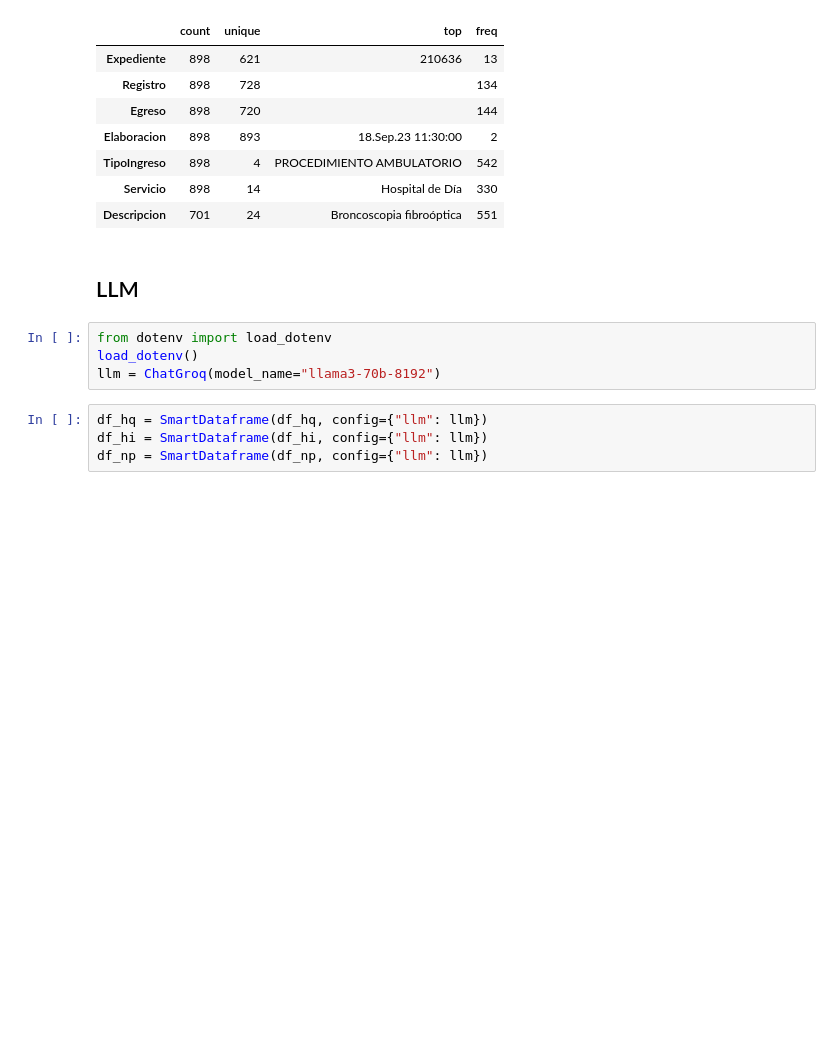
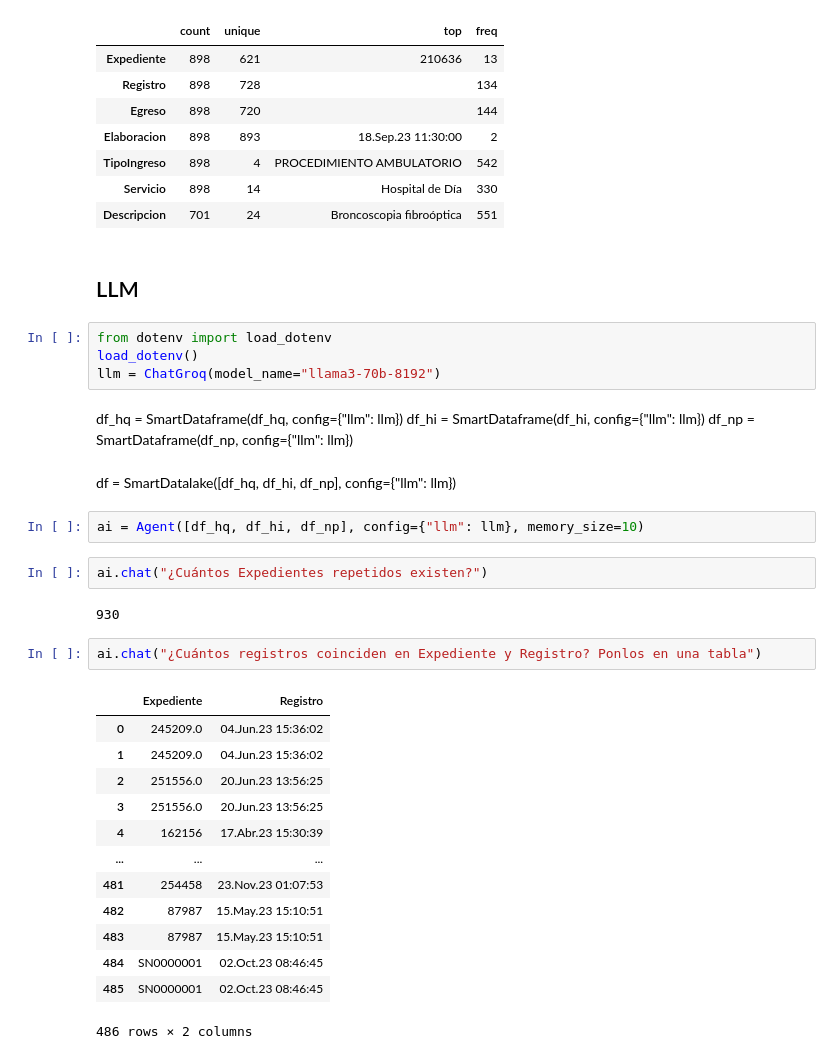
Before and after one commit to genomorro/tic-iner, a Jupyter notebook: main.ipynb, the cells around one changed output. Saved outputs shown, nothing was run; the diff lists cells and outputs as text; blank space fills up the shorter version.

```diff
--- a/main.ipynb
+++ b/main.ipynb
@@ -189,7 +191,31 @@ df_hi.describe(include='object').transpose()
 from dotenv import load_dotenv
 load_dotenv()
 llm = ChatGroq(model_name="llama3-70b-8192")
-# %%
-df_hq = SmartDataframe(df_hq, config={"llm": llm})
-df_hi = SmartDataframe(df_hi, config={"llm": llm})
-df_np = SmartDataframe(df_np, config={"llm": llm})
+# %% [markdown]
+df_hq = SmartDataframe(df_hq, config={"llm": llm})
+df_hi = SmartDataframe(df_hi, config={"llm": llm})
+df_np = SmartDataframe(df_np, config={"llm": llm})
+# %% [markdown]
+df = SmartDatalake([df_hq, df_hi, df_np], config={"llm": llm})
+# %%
+ai = Agent([df_hq, df_hi, df_np], config={"llm": llm}, memory_size=10)
+# %%
+ai.chat("¿Cuántos Expedientes repetidos existen?")
+# %% [output]
+930
+# %%
+ai.chat("¿Cuántos registros coinciden en Expediente y Registro? Ponlos en una tabla")
+# %% [output]
+|  | Expediente | Registro |
+| 0 | 245209.0 | 04.Jun.23 15:36:02 |
+| 1 | 245209.0 | 04.Jun.23 15:36:02 |
+| 2 | 251556.0 | 20.Jun.23 13:56:25 |
+| 3 | 251556.0 | 20.Jun.23 13:56:25 |
+| 4 | 162156 | 17.Abr.23 15:30:39 |
+| ... | ... | ... |
+| 481 | 254458 | 23.Nov.23 01:07:53 |
+| 482 | 87987 | 15.May.23 15:10:51 |
+| 483 | 87987 | 15.May.23 15:10:51 |
+| 484 | SN0000001 | 02.Oct.23 08:46:45 |
+| 485 | SN0000001 | 02.Oct.23 08:46:45 |
+486 rows × 2 columns
```
Also changed, not shown: parts of 3 cells of this notebook.
